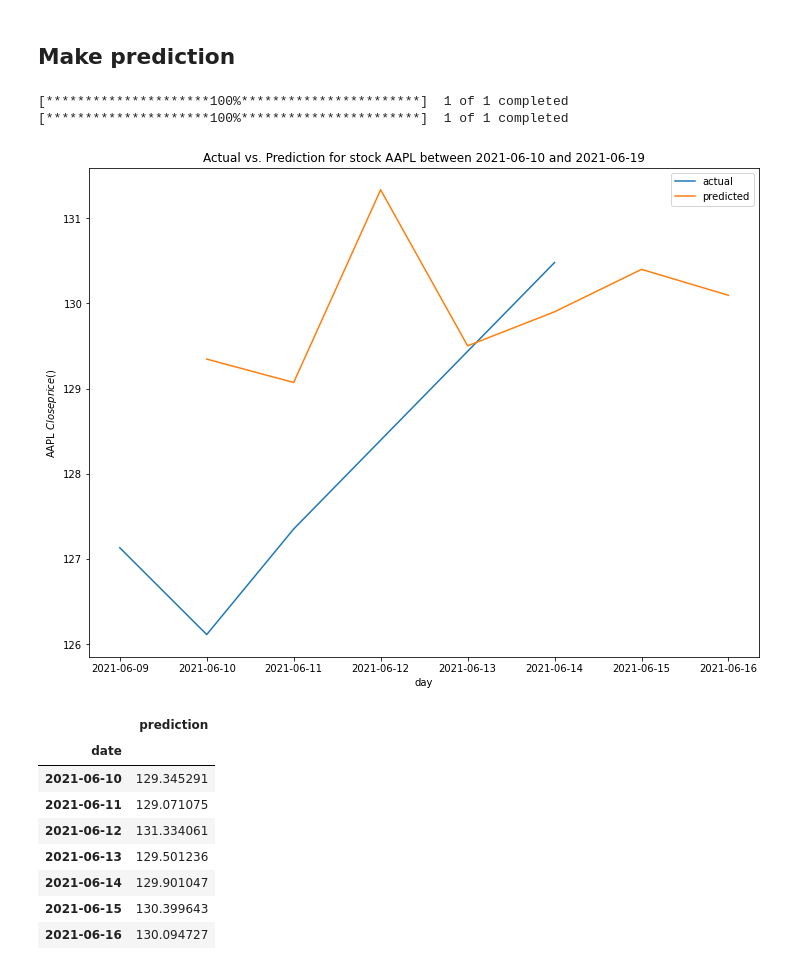
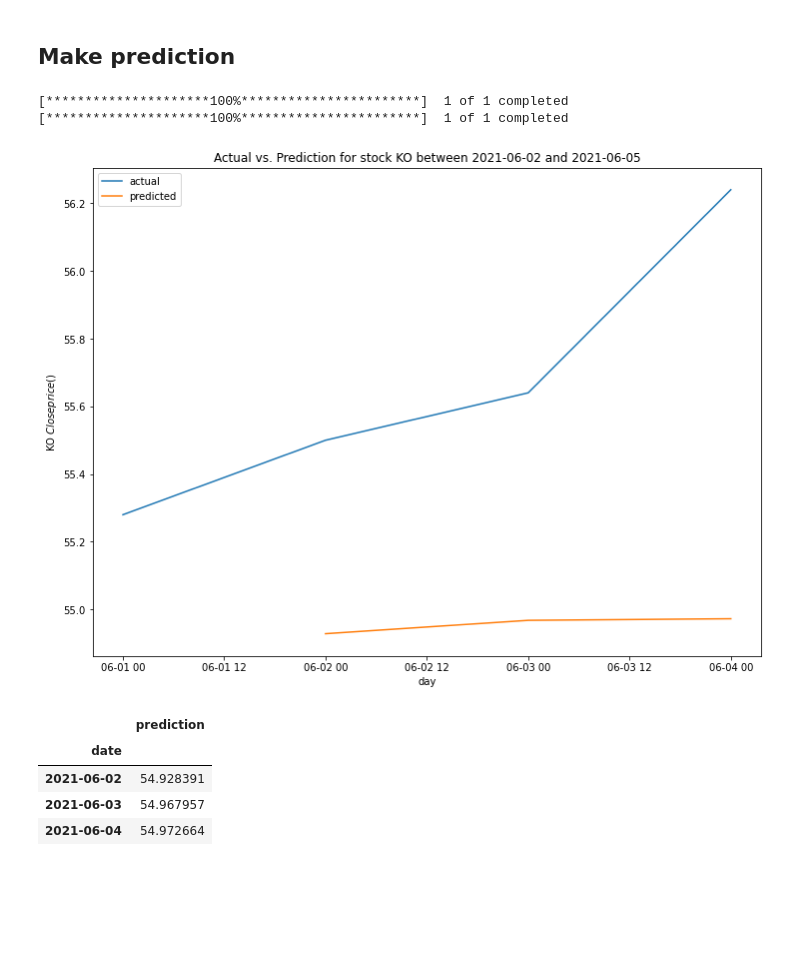
Before and after one commit to PhilEkev/US_markets, a Jupyter notebook: notebooks/stock_prediction Grid.ipynb, the cells around one changed output. Drawn from its saved outputs; the diff is of its cells as text; code cells hidden in the pictures; blank space fills up the shorter version.

```diff
--- a/notebooks/stock_prediction Grid.ipynb
+++ b/notebooks/stock_prediction Grid.ipynb
@@ -33,14 +33,14 @@ plt.rcParams['figure.figsize'] = [12, 9]  # plot larger than default
 # %% [markdown]
 Define some constants (adapt the values to your use case):
 # %%
-stock = 'AAPL'
+stock = 'KO'
 # Train model with daily data between `start` and `end`
-start = '2020-04-30'
-end = '2021-04-30'
+start = '2016-01-01'
+end = '2020-12-31'
 target = 'Close'
 # We will use the `n_prior` previous days to predict the nex `n_to_predict` days
-n_prior = 28
-n_to_predict = 7
+n_prior = 14
+n_to_predict = 3
 # Proportion of validation and test data
 p_val = .1
 p_test = .2
@@ -178,7 +178,7 @@ scale = .05  # scale for attention layer
 lr = 1e-2  # learning rate
 dr = .9  # decay rate
 max_epochs = 300
-patience = 10
+patience = 4
 batch_size = 32
 model_path = None  # if None: will not be persisted
 # %% [markdown]
@@ -400,7 +400,7 @@ def random_grid_search(n_trials: int = 100,
 # %% [markdown]
 Define parameters for random grid search:
 # %%
-n_trials = 100
+n_trials = 60
 n_recurrent_units_min = 10,
 n_recurrent_units_max = 100,
 n_dense_units_min = 20
@@ -537,23 +537,19 @@ def generate_prediction(predict_from: str, stock: str, target: str, model: Model
     plt.show()
   return predictions
 # %%
-predict_from = '2021-6-9'
+predict_from = '2021-06-01'
 predictions = generate_prediction(predict_from=predict_from, stock=stock,
                                   target=target, model=model, n_prior=n_prior,
                                   valid=True)
 # %% [output]
 [*********************100%***********************]  1 of 1 completed
 [*********************100%***********************]  1 of 1 completed
-[figure, old version]
+[figure, new version]
 # %%
 predictions
 # %% [output]
 |  | prediction |
 | date |  |
-| 2021-06-10 | 129.345291 |
-| 2021-06-11 | 129.071075 |
-| 2021-06-12 | 131.334061 |
-| 2021-06-13 | 129.501236 |
-| 2021-06-14 | 129.901047 |
-| 2021-06-15 | 130.399643 |
-| 2021-06-16 | 130.094727 |
+| 2021-06-02 | 54.928391 |
+| 2021-06-03 | 54.967957 |
+| 2021-06-04 | 54.972664 |
```
Also changed, not shown: parts of 9 cells of this notebook, 1 other file.
